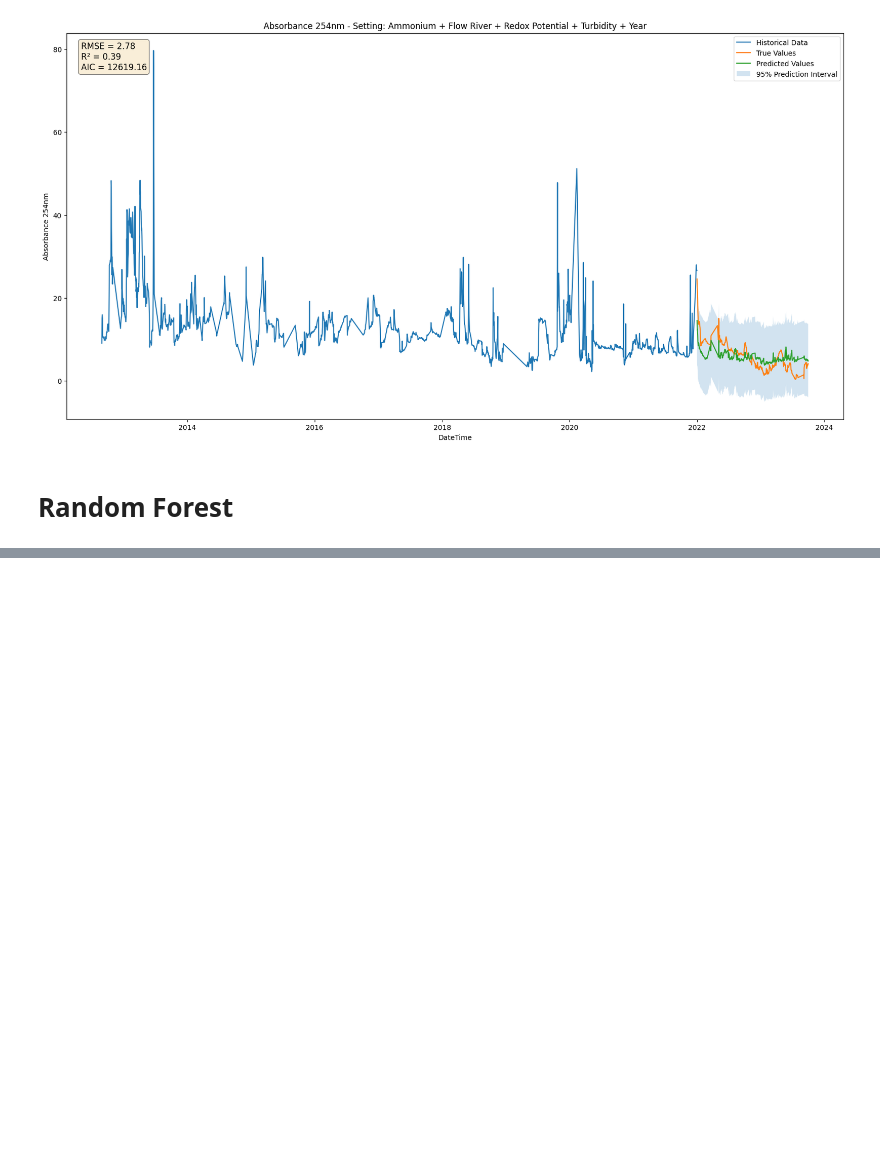
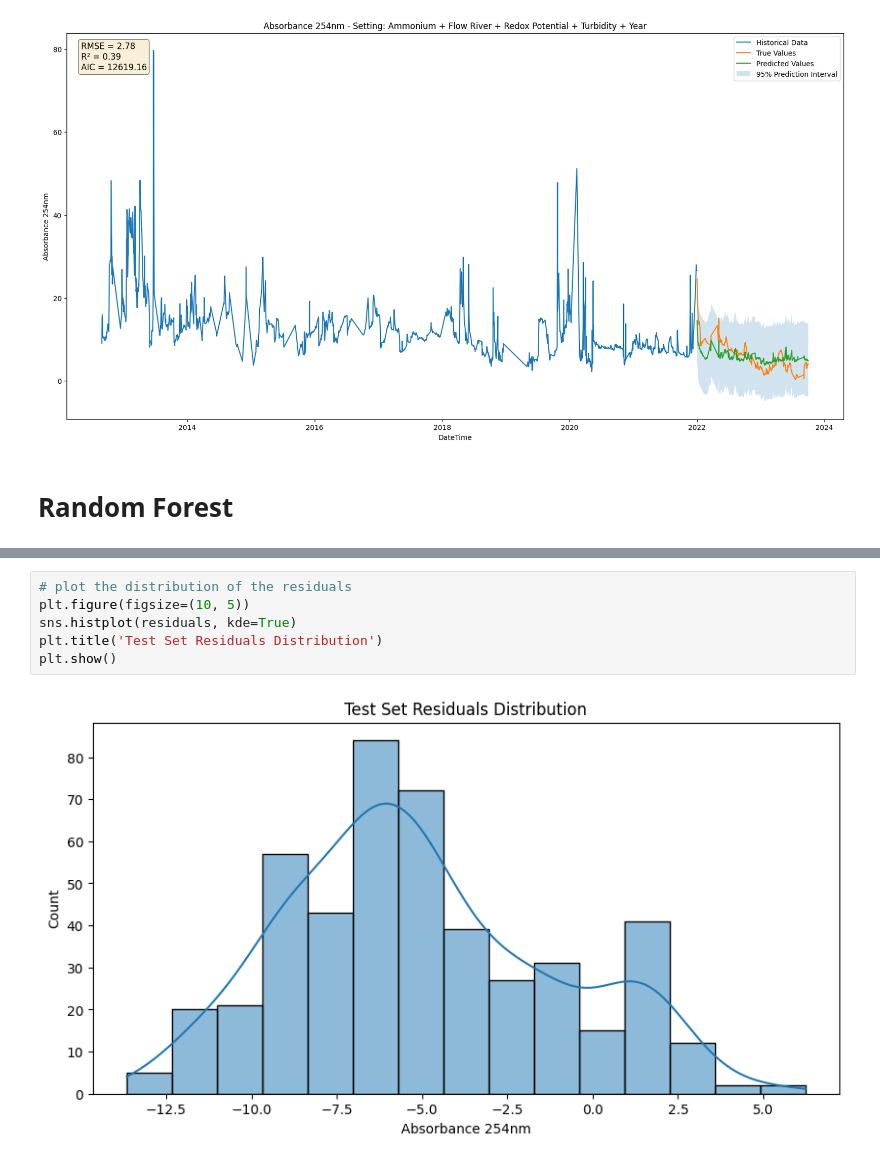
Before and after one commit to MassimilianoArca/climate-change, a Jupyter notebook: climate_change/modeling/all_variables.ipynb, the cells around one changed output, grey strips where cells are left out. Drawn from its saved outputs; the diff is of its cells as text; blank space fills up the shorter version.

```diff
--- a/climate_change/modeling/all_variables.ipynb
+++ b/climate_change/modeling/all_variables.ipynb
@@ -446,0 +611,8 @@ plt.show()
+# %%
+# plot the distribution of the residuals
+plt.figure(figsize=(10, 5))
+sns.histplot(residuals, kde=True)
+plt.title('Test Set Residuals Distribution')
+plt.show()
+# %% [output]
+[figure, added]
```
Also changed, not shown: parts of 80 cells of this notebook, 3 other files.
